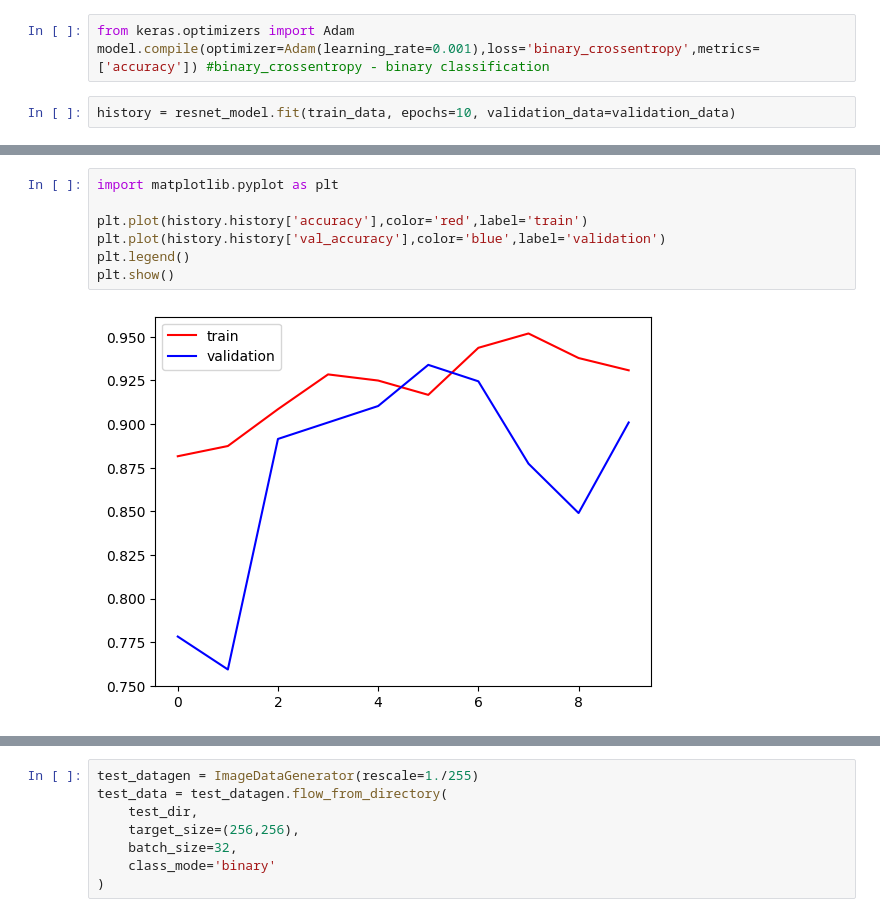
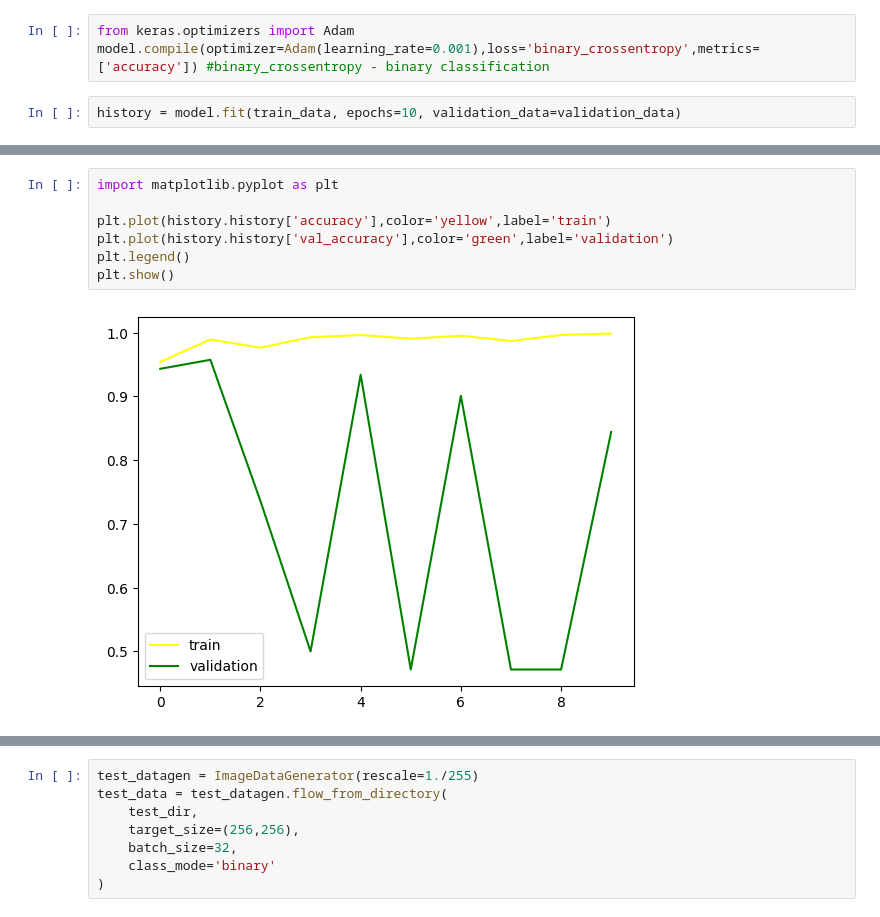
Before and after one commit to Sheulynath/Assignment, a Jupyter notebook: Assignment.ipynb, the cells around one changed output, grey strips where cells are left out. Drawn from its saved outputs; the diff is of its cells as text.

```diff
--- a/Assignment.ipynb
+++ b/Assignment.ipynb
@@ -180,6 +249,6 @@ model.add(Dense(1,activation='sigmoid'))  #output layer
 from keras.optimizers import Adam
 model.compile(optimizer=Adam(learning_rate=0.001),loss='binary_crossentropy',metrics=['accuracy']) #binary_crossentropy - binary classification
 # %%
-history = resnet_model.fit(train_data, epochs=10, validation_data=validation_data)
+history = model.fit(train_data, epochs=10, validation_data=validation_data)
 # %% [output]
 Epoch 1/10
@@ -205,10 +274,10 @@ Epoch 10/10
 # %%
 import matplotlib.pyplot as plt
 
-plt.plot(history.history['accuracy'],color='red',label='train')
-plt.plot(history.history['val_accuracy'],color='blue',label='validation')
+plt.plot(history.history['accuracy'],color='yellow',label='train')
+plt.plot(history.history['val_accuracy'],color='green',label='validation')
 plt.legend()
 plt.show()
 # %% [output]
-[figure, old version]
+[figure, new version]
 # %%
```
Also changed, not shown: parts of 13 cells of this notebook.
